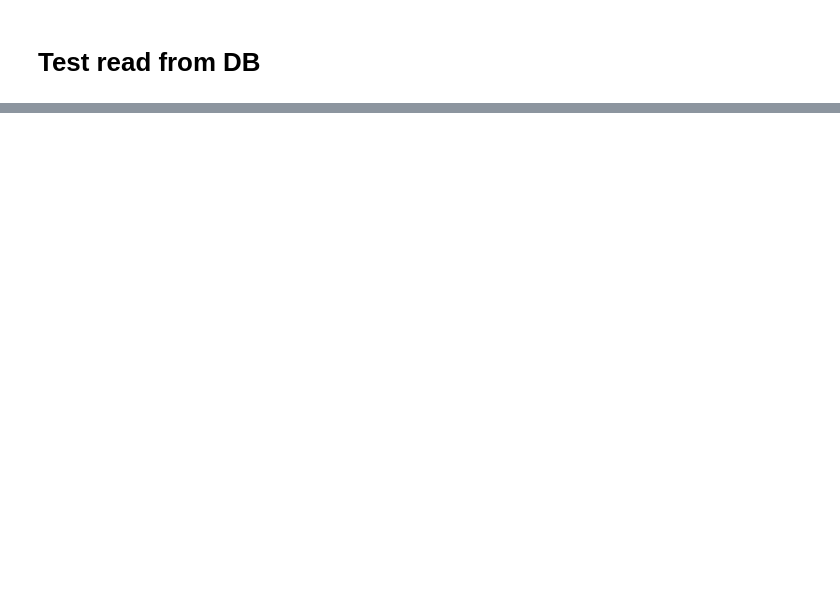
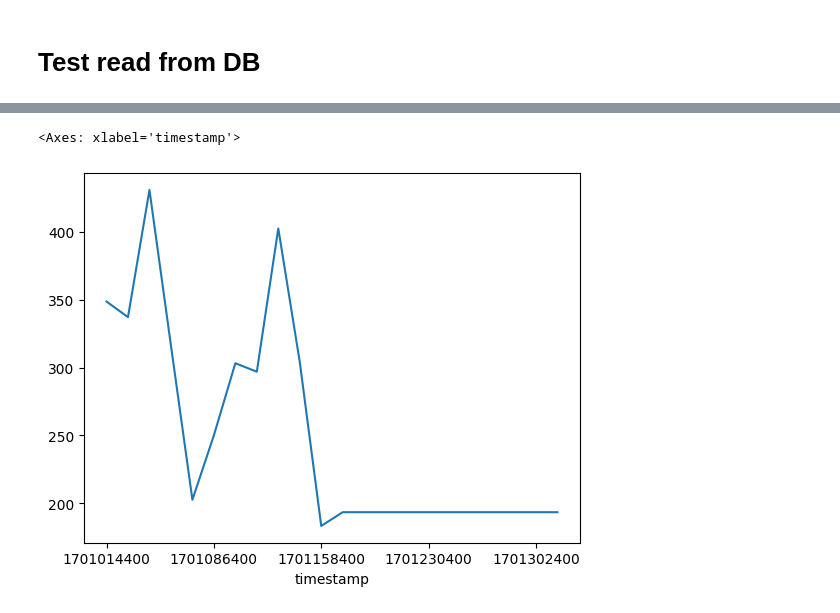
Before and after one commit to boscacci/tpb-visualizer, a Jupyter notebook: notebooks/parse_html_test.ipynb, the cells around one changed output, grey strips where cells are left out. Drawn from its saved outputs; the diff is of its cells as text; code cells hidden in the pictures; blank space fills up the shorter version.

Commit message:
Experiment with dynamodb

```diff
--- a/notebooks/parse_html_test.ipynb
+++ b/notebooks/parse_html_test.ipynb
@@ -176,0 +119,22 @@ PostgreSQL connection is closed
+# %%
+from boto3.dynamodb.conditions import Attr
+from datetime import datetime, timedelta
+import time
+
+two_days_ago = datetime.now() - timedelta(days=4)
+two_days_ago_unix = int(time.mktime(two_days_ago.timetuple()))
+
+response = table.scan(
+        FilterExpression=Attr('timestamp').lt(two_days_ago_unix)
+)
+
+items = response['Items']
+while 'LastEvaluatedKey' in response:
+    response = table.scan(
+        ExclusiveStartKey=response['LastEvaluatedKey'],
+        FilterExpression=Attr('timestamp').lt(two_days_ago_unix)
+    )
+    items.extend(response['Items'])
+
+df_recent = pd.DataFrame(items)
+df_recent
@@ -176,0 +172,4 @@ PostgreSQL connection is closed
+# %%
+df_analysis = pd.DataFrame.from_records(df_recent['data']).sort_values(['timestamp', 'seed'], ascending=False)
+
+df_analysis
@@ -176,0 +190,5 @@ PostgreSQL connection is closed
+# %%
+df_analysis.groupby('timestamp').leech.mean().plot()
+# %% [output]
+<Axes: xlabel='timestamp'>
+[figure, added]
```
Also changed, not shown: parts of 12 cells of this notebook.
